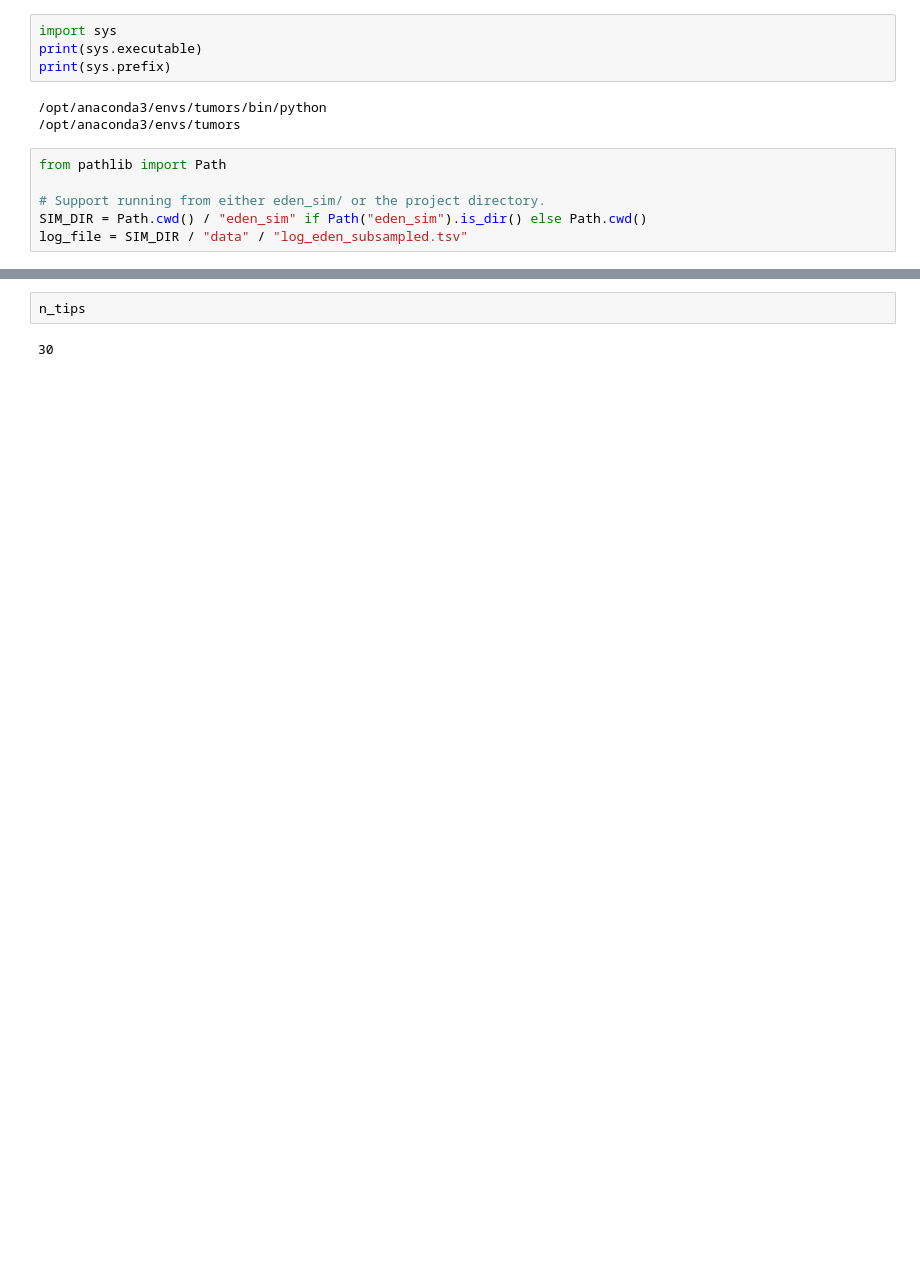
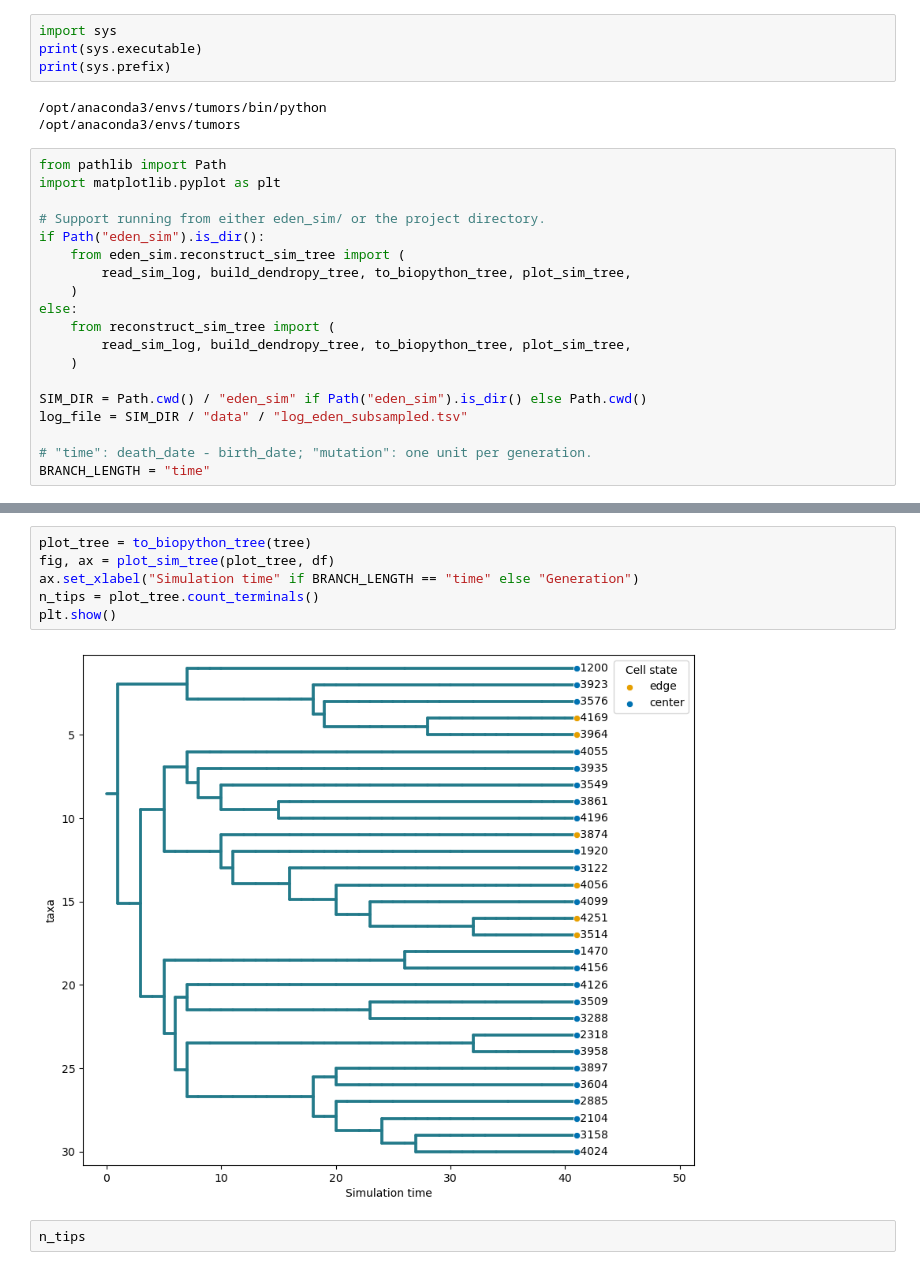
Before and after one commit to HwijungK/State-Dependent-2D-Tumor-Simulation-Phylogenies, a Jupyter notebook: eden_sim/reconstruct_sim_tree.ipynb, the cells around one changed output, grey strips where cells are left out. Saved outputs shown, nothing was run; the diff lists cells and outputs as text; blank space fills up the shorter version.

Commit message:
reconstruct trees with both time and mutation distance

```diff
--- a/eden_sim/reconstruct_sim_tree.ipynb
+++ b/eden_sim/reconstruct_sim_tree.ipynb
@@ -7,8 +7,21 @@ print(sys.prefix)
 /opt/anaconda3/envs/tumors
 # %%
 from pathlib import Path
+import matplotlib.pyplot as plt
 
 # Support running from either eden_sim/ or the project directory.
+if Path("eden_sim").is_dir():
+    from eden_sim.reconstruct_sim_tree import (
+        read_sim_log, build_dendropy_tree, to_biopython_tree, plot_sim_tree,
+    )
+else:
+    from reconstruct_sim_tree import (
+        read_sim_log, build_dendropy_tree, to_biopython_tree, plot_sim_tree,
+    )
+
 SIM_DIR = Path.cwd() / "eden_sim" if Path("eden_sim").is_dir() else Path.cwd()
 log_file = SIM_DIR / "data" / "log_eden_subsampled.tsv"
+
+# "time": death_date - birth_date; "mutation": one unit per generation.
+BRANCH_LENGTH = "time"
 # %%
@@ -133,4 +37,10 @@ plt.show()
-# %%
-n_tips
-# %% [output]
-30
+# %%
+plot_tree = to_biopython_tree(tree)
+fig, ax = plot_sim_tree(plot_tree, df)
+ax.set_xlabel("Simulation time" if BRANCH_LENGTH == "time" else "Generation")
+n_tips = plot_tree.count_terminals()
+plt.show()
+# %% [output]
+[figure, added]
+# %%
+n_tips
```
Also changed, not shown: parts of 2 cells of this notebook, 10 other files.
